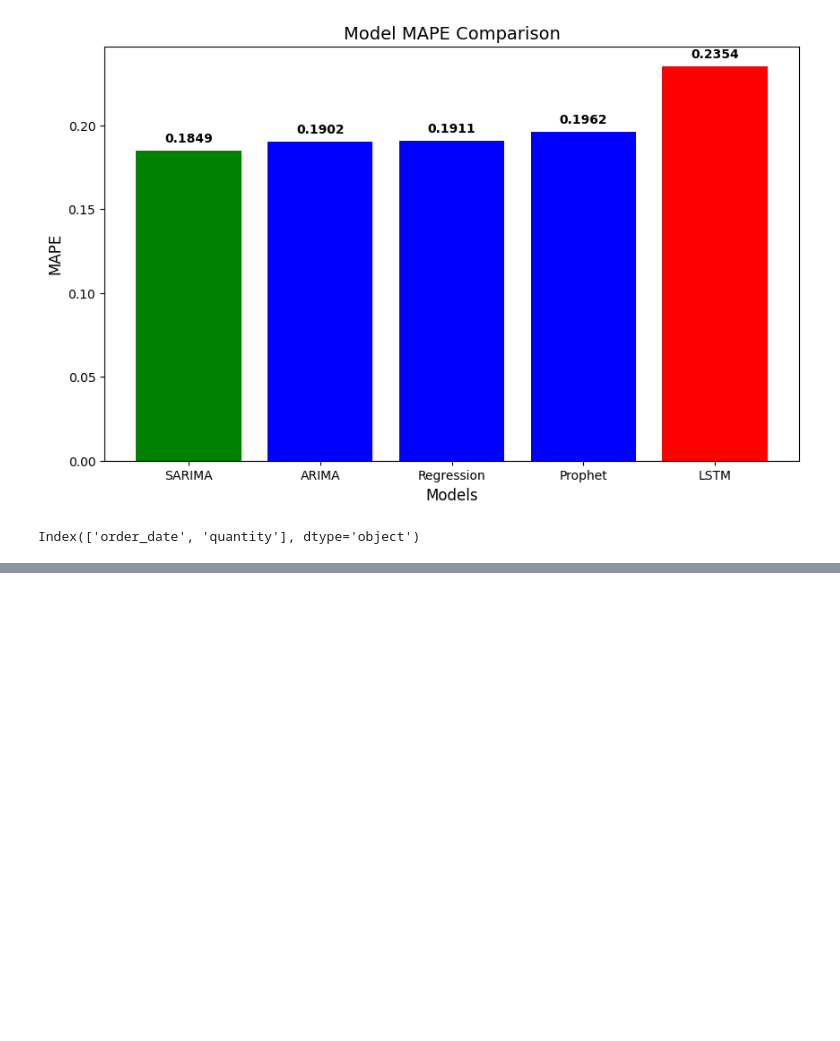
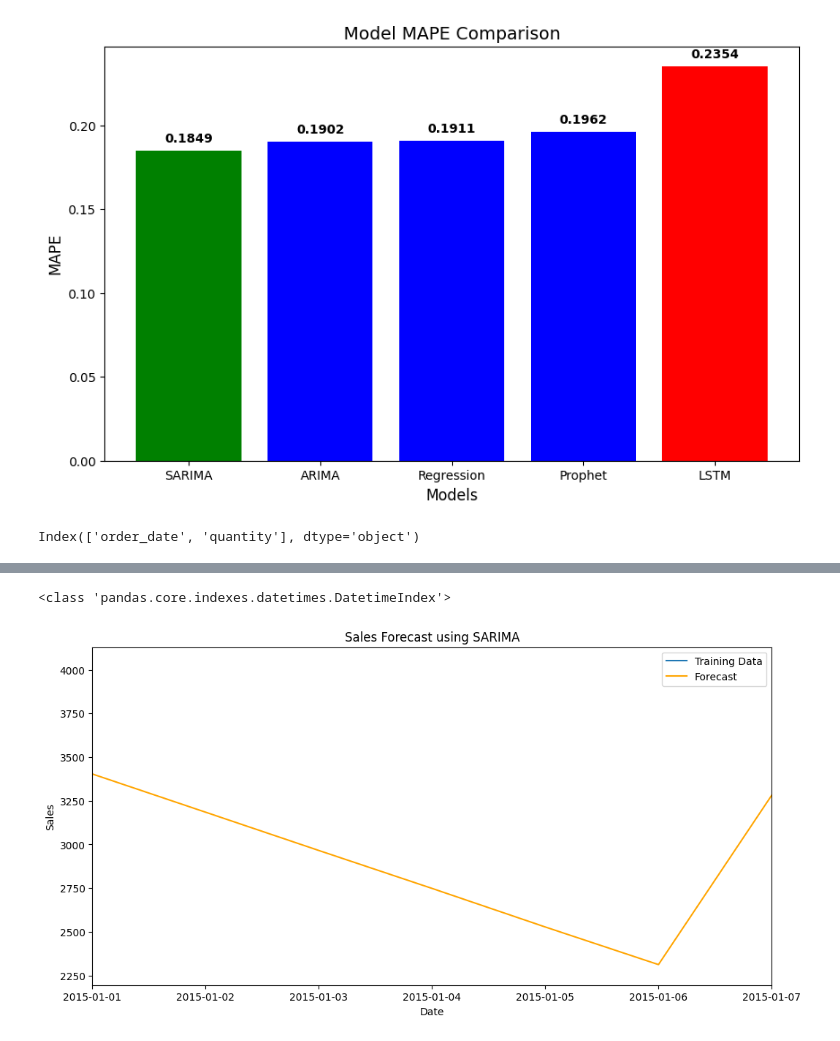
Before and after one commit to Gautam1773/Dominos---Predictive-Purchase-Order-System, a Jupyter notebook: Dominos_predictive.ipynb, the cells around one changed output, grey strips where cells are left out. Cells and saved outputs as stored; diff of their text form; code cells hidden in the pictures; blank space fills up the shorter version.

```diff
--- a/Dominos_predictive.ipynb
+++ b/Dominos_predictive.ipynb
@@ -1000,6 +984,6 @@ import pickle # Importing pickle for saving the model
 # Save the model to a file using pickle
 model_filename = 'best_sarima_model.pkl'
 with open(model_filename, 'wb') as file:
-    pickle.dump(auto_model, file)
+    pickle.dump(sarima_model, file)
 print(f"Model saved as {model_filename}")
 # %% [output]
@@ -1006,0 +991,13 @@ TypeError: dump() missing required argument 'file' (pos 2)
+# %%
+# Loading the model
+model_filename = 'best_sarima_model.pkl'
+with open(model_filename, 'rb') as file:
+    loaded_model = pickle.load(file)
+
+# Forecasting function
+def forecast_sales(loaded_model, periods):
+    forecast = loaded_model.predict(n_periods=periods)
+    return forecast
+
+forecasted_sales = forecast_sales(loaded_model, periods=7)
+print(forecasted_sales)
@@ -1006,0 +1018,55 @@ TypeError: dump() missing required argument 'file' (pos 2)
+# %%
+print(type(train.index))
+# %% [output]
+<class 'pandas.core.indexes.datetimes.DatetimeIndex'>
+# %%
+import pickle
+import pandas as pd
+import matplotlib.pyplot as plt
+
+# Loading the best SARIMA model
+with open('best_sarima_model.pkl', 'rb') as file:
+    best_model = pickle.load(file)
+
+# Forecasting the next 7 periods (days) using the correct method
+n_forecast = 7
+forecast = best_model.forecast(steps=n_forecast)  # Using forecast() instead of predict()
+
+# Assuming 'train' is already defined; replace with actual loading code if not.
+# Ensure the train index is a DatetimeIndex (if it isn't already)
+if not isinstance(train.index, pd.DatetimeIndex):
+    train.index = pd.to_datetime(train.index)
+
+# Extract the sales column (assuming it's the second column in train DataFrame)
+train_sales = train.iloc[:, 1]  # Adjust this if the sales data is in a different column
+
+# Set the start date for the forecast (e.g., January 1, 2015)
+start_date = pd.to_datetime('2015-01-01')
+
+# Create a new date range for the forecasted values starting from the start_date
+forecast_dates = pd.date_range(start=start_date, periods=n_forecast)
+
+# Plotting the results
+plt.figure(figsize=(12, 6))
+
+# Plot the training data
+plt.plot(train.index, train_sales, label='Training Data')
+
+# Plot the forecasted data
+plt.plot(forecast_dates, forecast, label='Forecast', color='orange')
+
+# Adding titles and labels
+plt.title('Sales Forecast using SARIMA')
+plt.xlabel('Date')
+plt.ylabel('Sales')
+
+# Set x-axis limits to only show the year 2015
+plt.xlim([start_date, forecast_dates[-1]])
+
+# Adding a legend
+plt.legend()
+
+# Show the plot
+plt.show()
+# %% [output]
+[figure, added]
```
Also changed, not shown: parts of 13 cells of this notebook.
